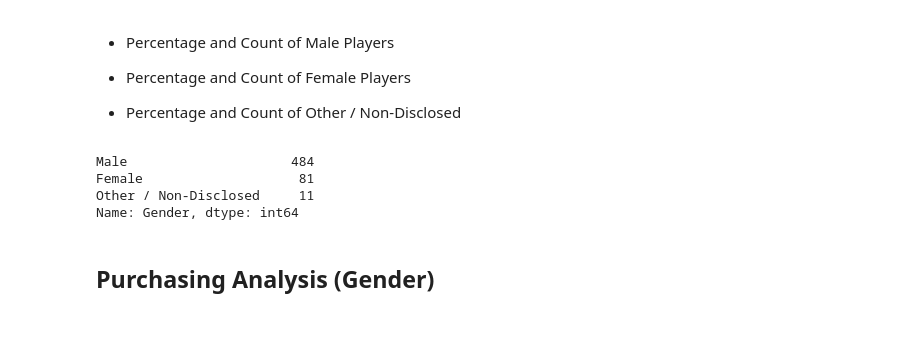
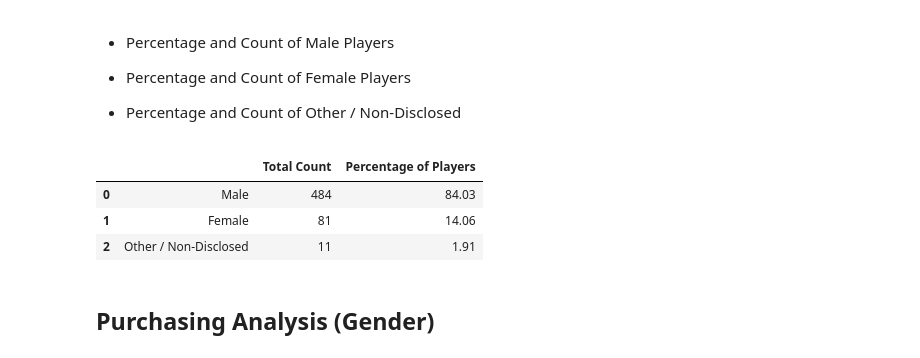
Before and after one commit to elopez515/pandas-challenge, a Jupyter notebook: HeroesOfPymoli/HeroesOfPymoli.ipynb, the cells around one changed output. Drawn from its saved outputs; the diff is of its cells as text; code cells hidden in the pictures; blank space fills up the shorter version.

Commit message:
Calculated the for the gender demographics

```diff
--- a/HeroesOfPymoli/HeroesOfPymoli.ipynb
+++ b/HeroesOfPymoli/HeroesOfPymoli.ipynb
@@ -95,19 +95,52 @@ summary_table
 
 
 * Percentage and Count of Other / Non-Disclosed
-# %%
-# We are going to clean our data to eliminate duplicate players
-cleaned_gender_df = purchase_data_df.drop_duplicates(subset=['SN'])
-
-# determine the number of male, female, and other/non-disclosed players
-gender_df = cleaned_gender_df['Gender'].value_counts()
-
-gender_df
-# %% [output]
-Male                     484
-Female                    81
-Other / Non-Disclosed     11
-Name: Gender, dtype: int64
+# %%
+# We are going to clean our data to eliminate duplicate players
+cleaned_gender_df = purchase_data_df.drop_duplicates(subset=['SN'])
+
+# determine the number of male, female, and other/non-disclosed players
+gender_df = cleaned_gender_df['Gender'].value_counts()
+
+# print(gender_df)
+
+# calculate the number of male players
+male_players = (cleaned_gender_df['Gender'].values =='Male').sum()
+
+# print(male_players)
+
+# calculate the number of female players
+female_players = (cleaned_gender_df['Gender'].values =='Female').sum()
+
+# print(female_players)
+
+# calculate the number of other/non-disclosed players
+other_non_disclosed_players = (cleaned_gender_df['Gender'].values =='Other / Non-Disclosed').sum()
+
+# print(other_non_disclosed_players)
+
+male_pct = round(male_players/total_players*100,2)
+
+# print(male_pct)
+
+female_pct = round(female_players/total_players*100,2)
+
+# print(female_pct)
+
+other_non_disclosed_pct = round(other_non_disclosed_players/total_players*100,2)
+
+# print(other_non_disclosed_pct)
+
+summary_table = pd.DataFrame({"": ["Male","Female","Other / Non-Disclosed"],
+                              "Total Count": ["484","81","11"],
+                              "Percentage of Players": [male_pct, female_pct, other_non_disclosed_pct]})
+
+summary_table
+# %% [output]
+|  |  | Total Count | Percentage of Players |
+| 0 | Male | 484 | 84.03 |
+| 1 | Female | 81 | 14.06 |
+| 2 | Other / Non-Disclosed | 11 | 1.91 |
 # %% [markdown]
 
 ## Purchasing Analysis (Gender)
```
Also changed, not shown: parts of 1 cell of this notebook.
